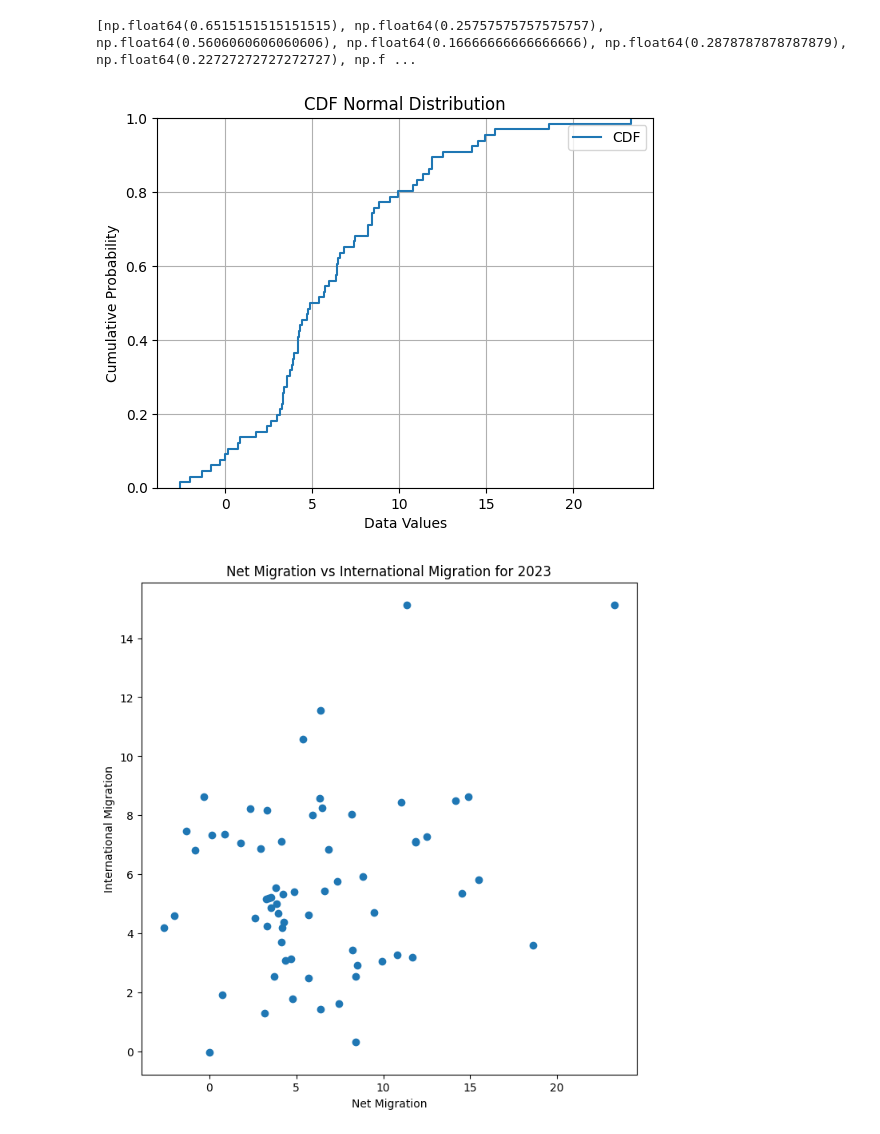
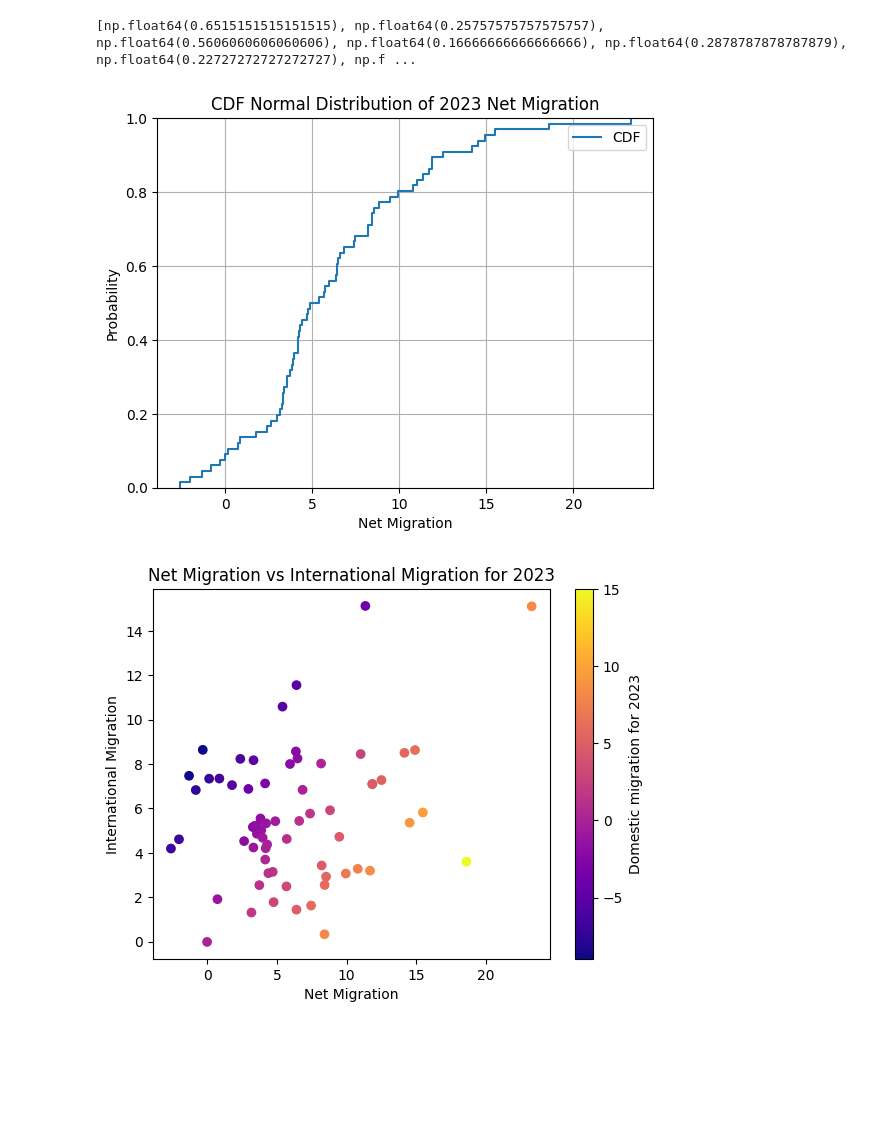
Before and after one commit to MWPerrineJr/Population-EDA, a Jupyter notebook: population.ipynb, the cells around one changed output. Drawn from its saved outputs; the diff is of its cells as text; code cells hidden in the pictures; blank space fills up the shorter version.

```diff
--- a/population.ipynb
+++ b/population.ipynb
@@ -45,7 +48,7 @@ pop_sub.head()
 | 3 | Middle Atlantic | 42134730 | 8.236647 | -5.867209 | 2.369438 | 9.930153 | ... |
 | 4 | Midwest Region | 69186401 | 4.859117 | -1.300416 | 3.558701 | 5.861482 | ... |
 # %%
-pop_sub.rename(columns={'NAME':'name', 'POPESTIMATE2023':'popestimate2023', 'RINTERNATIONALMIG2023':'internationalmig2023', 'RDOMESTICMIG2023':'domesticmig2023', 'RNETMIG2023':'netmig2023','RINTERNATIONALMIG2024':'internationalmig2024', 'RDOMESTICMIG2024':'domesticmig2024', 'RNETMIG2024':'netmig2024'}, inplace=True)
+pop_sub.rename(columns={'POPESTIMATE2023':'popestimate2023', 'RINTERNATIONALMIG2023':'internationalmig2023', 'RDOMESTICMIG2023':'domesticmig2023', 'RNETMIG2023':'netmig2023','RINTERNATIONALMIG2024':'internationalmig2024', 'RDOMESTICMIG2024':'domesticmig2024', 'RNETMIG2024':'netmig2024'}, inplace=True)
 pop_sub.head()
 # %% [output]
 A value is trying to be set on a copy of a slice from a DataFrame
@@ -186,21 +189,24 @@ print(cdf_values)
 [np.float64(0.6515151515151515), np.float64(0.25757575757575757), np.float64(0.5606060606060606), np.float64(0.16666666666666666), np.float64(0.2878787878787879), np.float64(0.22727272727272727), np.f ...
 # %%
 sns.ecdfplot(data_1, label="CDF")
-plt.title("CDF Normal Distribution")
-plt.xlabel("Data Values")
-plt.ylabel("Cumulative Probability")
+plt.title("CDF Normal Distribution of 2023 Net Migration")
+plt.xlabel("Net Migration")
+plt.ylabel("Probability")
 plt.legend()
 plt.grid(True)
 plt.show()
 # %% [output]
-[figure, old version]
+[figure, new version]
 # %%
-plt.scatter(x = "netmig2023", y = "internationalmig2023", data = pop_sub)
-plt.rcParams["figure.figsize"] = (8,8)
+
+
+plt.scatter(x = "netmig2023", y = "internationalmig2023", data = pop_sub, c="domesticmig2023", cmap="plasma")
+plt.rcParams["figure.figsize"] = (10,8)
 plt.title("Net Migration vs International Migration for 2023")
 plt.xlabel("Net Migration")
 plt.ylabel("International Migration")
+plt.colorbar(label = "Domestic migration for 2023")
 plt.show()
 # %% [output]
-[figure, old version]
+[figure, new version]
 # %%
```
Also changed, not shown: parts of 13 cells of this notebook.
